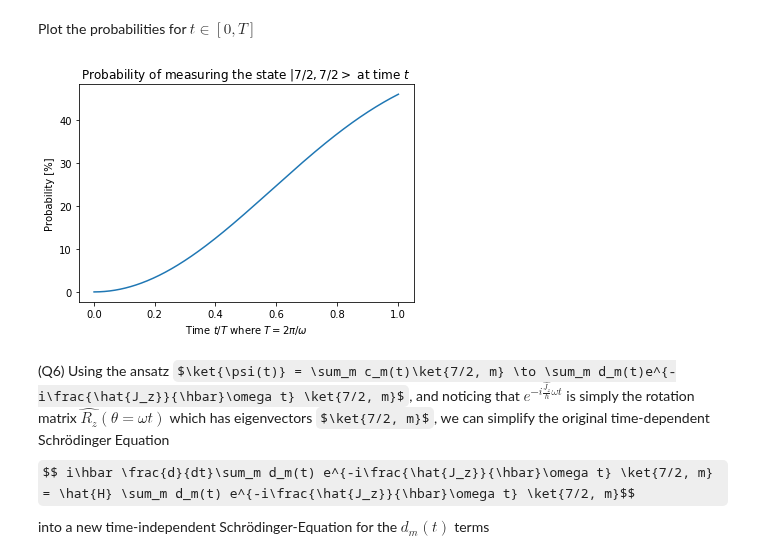
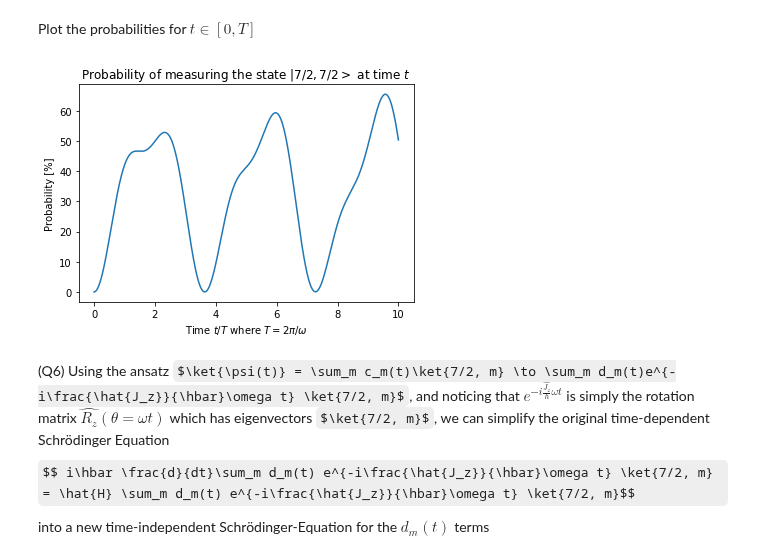
Before and after one commit to abrandenberger/phys-357, a Jupyter notebook: Assignment7.ipynb, the cells around one changed output. Saved outputs shown, nothing was run; the diff lists cells and outputs as text; code cells hidden in the pictures; some formulas as TeX source.

```diff
--- a/Assignment7.ipynb
+++ b/Assignment7.ipynb
@@ -17,7 +17,7 @@ $$\hat{H} = \hat{H_0} + \hat{H_1} = B_{2,0}\hbar^2 \left[\begin{smallmatrix}21 &
 B = 1/hbar * 10**9
 w_1 = B *hbar
 w = 18*10**9
-dt = 10**(-12)
+dt = 10**(-14)
 T = 2*np.pi/w
 # %%
 # spin Hamiltonian
@@ -60,14 +60,14 @@ def psi(t_end, invec, resultvec):
 # %% [markdown]
 Plot the probabilities for $t \in [0, T]$
 # %%
-trange, _, probabilities = psi(T, invec, resultvec)
+trange, _, probabilities = psi(10*T, invec, resultvec)
 plt.plot(np.array(trange)/T, np.array(probabilities)*100)
 plt.xlabel('Time $t /T$ where $T = 2\pi/\omega$')
 plt.ylabel('Probability [%]')
 plt.title('Probability of measuring the state $|7/2, 7/2>$ at time $t$')
 plt.show()
 # %% [output]
-[figure, old version]
+[figure, new version]
 # %% [markdown]
 (Q6) Using the ansatz $\ket{\psi(t)} = \sum_m c_m(t)\ket{7/2, m} \to \sum_m d_m(t)e^{-i\frac{\hat{J_z}}{\hbar}\omega t} \ket{7/2, m}$, and noticing that $e^{-i\frac{\hat{J_z}}{\hbar}\omega t}$ is simply the rotation matrix $\hat{R_z} (\theta = \omega t)$ which has eigenvectors $\ket{7/2, m}$, we can simplify the original time-dependent Schrödinger Equation
 $$ i\hbar \frac{d}{dt}\sum_m d_m(t) e^{-i\frac{\hat{J_z}}{\hbar}\omega t} \ket{7/2, m} = \hat{H} \sum_m d_m(t) e^{-i\frac{\hat{J_z}}{\hbar}\omega t} \ket{7/2, m}$$
```
Also changed, not shown: parts of 9 cells of this notebook.
